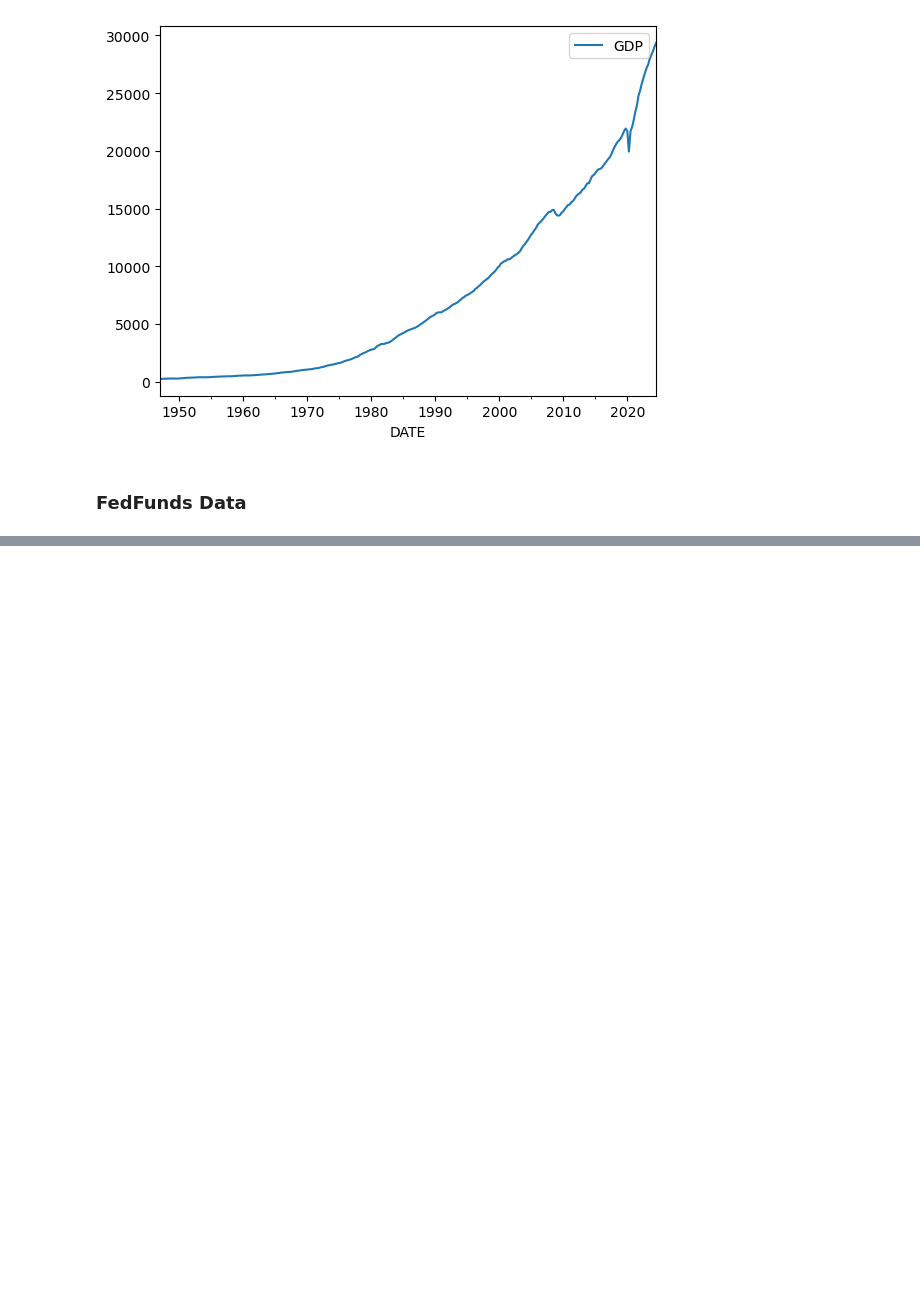
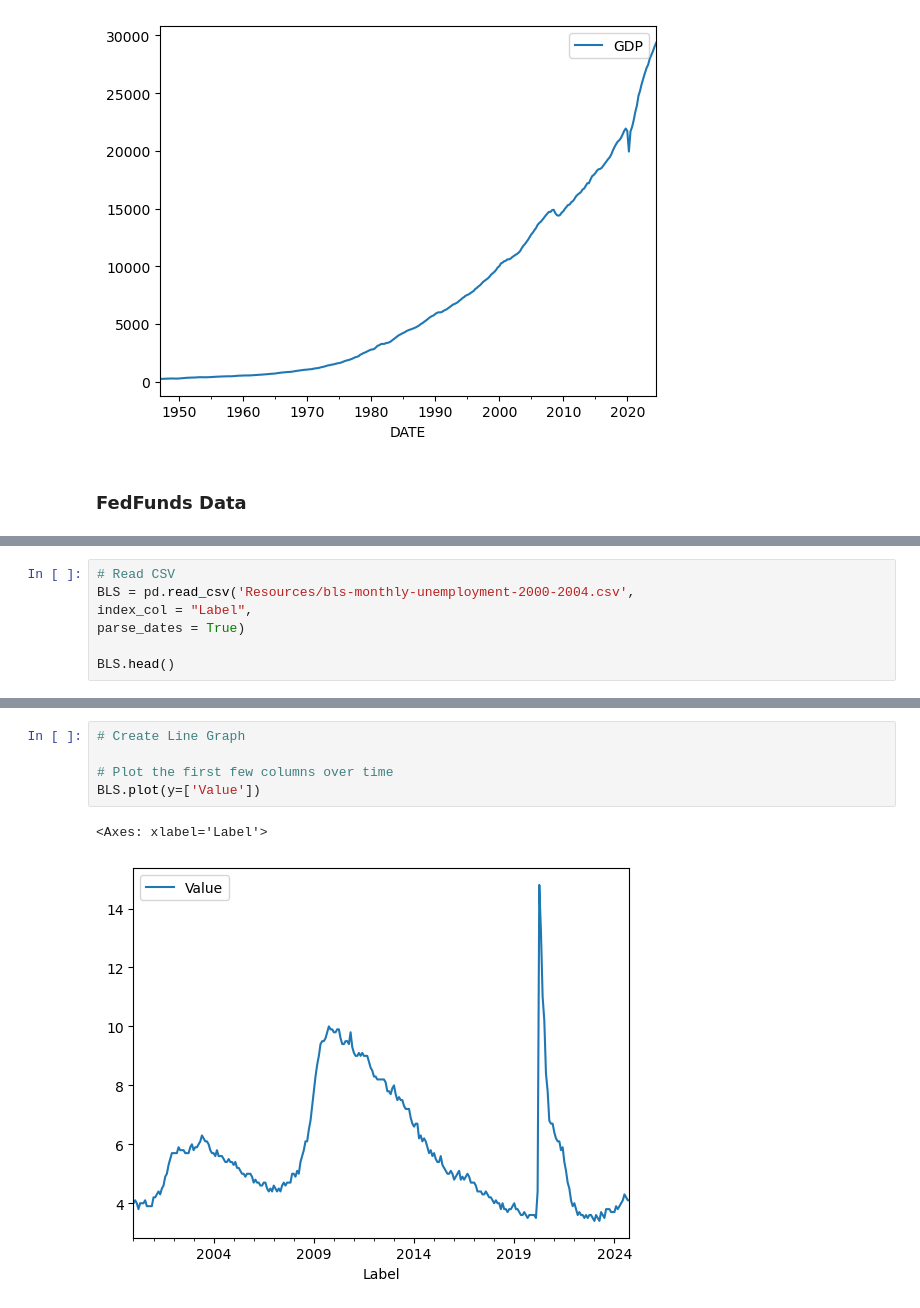
Before and after one commit to yiannisp1822/Project1_FinanceData, a Jupyter notebook: Financial_Analysis.ipynb, the cells around one changed output, grey strips where cells are left out. Drawn from its saved outputs; the diff is of its cells as text; blank space fills up the shorter version.

```diff
--- a/Financial_Analysis.ipynb
+++ b/Financial_Analysis.ipynb
@@ -92,0 +84,7 @@ display(df_GDPC1.tail())
+# %%
+# Read CSV
+BLS = pd.read_csv('Resources/bls-monthly-unemployment-2000-2004.csv',
+index_col = "Label",
+parse_dates = True)
+
+BLS.head()
@@ -92,0 +99,8 @@ display(df_GDPC1.tail())
+# %%
+# Create Line Graph
+
+# Plot the first few columns over time
+BLS.plot(y=['Value'])
+# %% [output]
+<Axes: xlabel='Label'>
+[figure, added]
```
Also changed, not shown: parts of 4 cells of this notebook.
